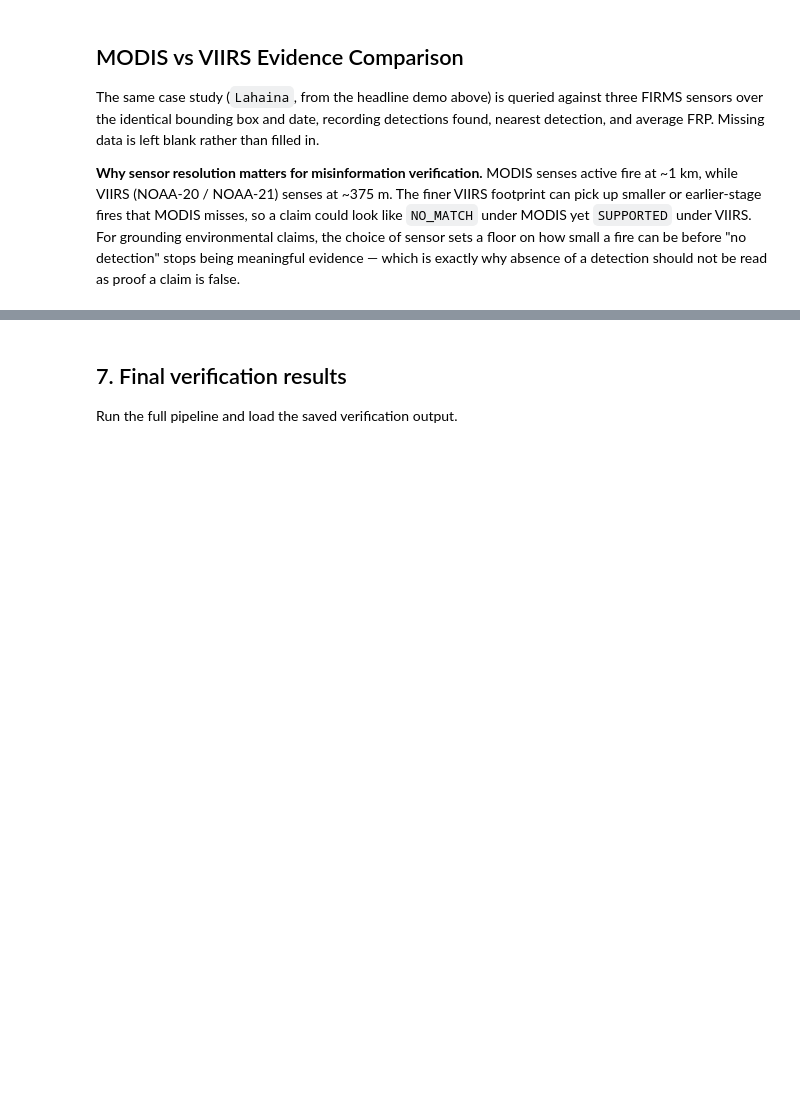
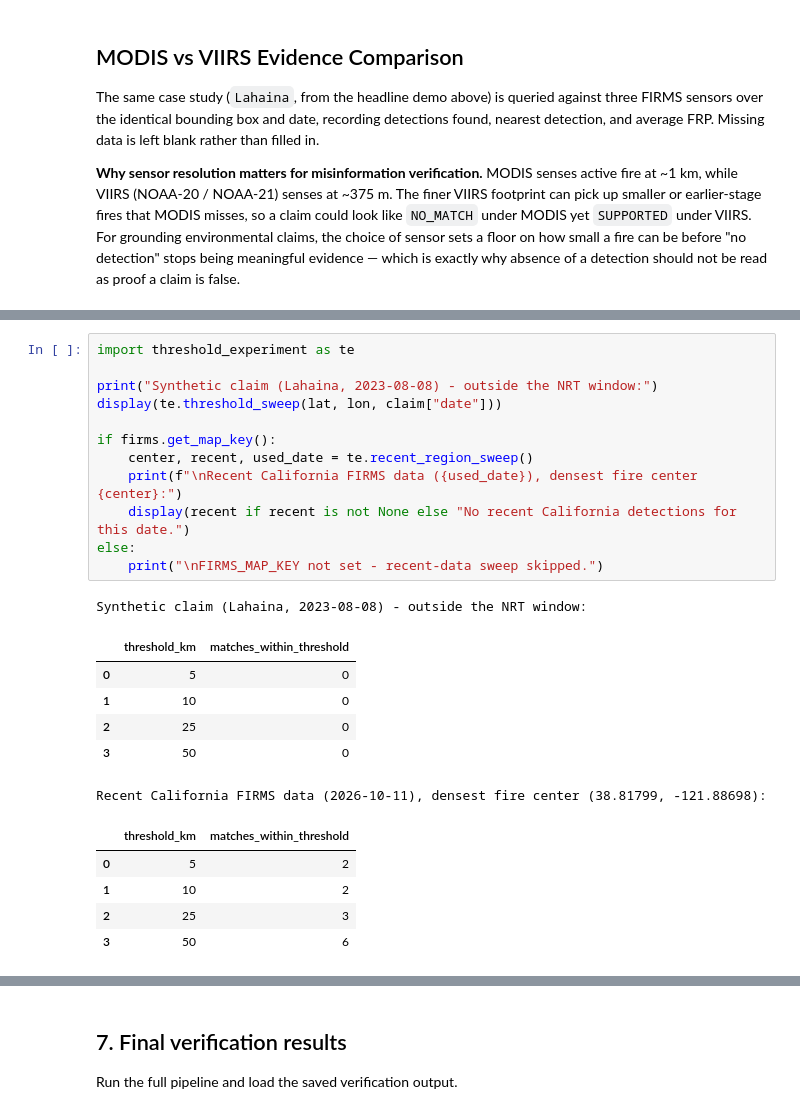
Before and after one commit to sarahain/NASA-Geospatial-Misinformation-Monitor, a Jupyter notebook: notebooks/week2_demo.ipynb, the cells around one changed output, grey strips where cells are left out. Drawn from its saved outputs; the diff is of its cells as text; blank space fills up the shorter version.

```diff
--- a/notebooks/week2_demo.ipynb
+++ b/notebooks/week2_demo.ipynb
@@ -312,0 +337,25 @@ else:
+# %%
+import threshold_experiment as te
+
+print("Synthetic claim (Lahaina, 2023-08-08) - outside the NRT window:")
+display(te.threshold_sweep(lat, lon, claim["date"]))
+
+if firms.get_map_key():
+    center, recent, used_date = te.recent_region_sweep()
+    print(f"\nRecent California FIRMS data ({used_date}), densest fire center {center}:")
+    display(recent if recent is not None else "No recent California detections for this date.")
+else:
+    print("\nFIRMS_MAP_KEY not set - recent-data sweep skipped.")
+# %% [output]
+Synthetic claim (Lahaina, 2023-08-08) - outside the NRT window:
+|  | threshold_km | matches_within_threshold |
+| 0 | 5 | 0 |
+| 1 | 10 | 0 |
+| 2 | 25 | 0 |
+| 3 | 50 | 0 |
+Recent California FIRMS data (2026-10-11), densest fire center (38.81799, -121.88698):
+|  | threshold_km | matches_within_threshold |
+| 0 | 5 | 2 |
+| 1 | 10 | 2 |
+| 2 | 25 | 3 |
+| 3 | 50 | 6 |
```
Also changed, not shown: parts of 6 cells of this notebook, 15 other files.
